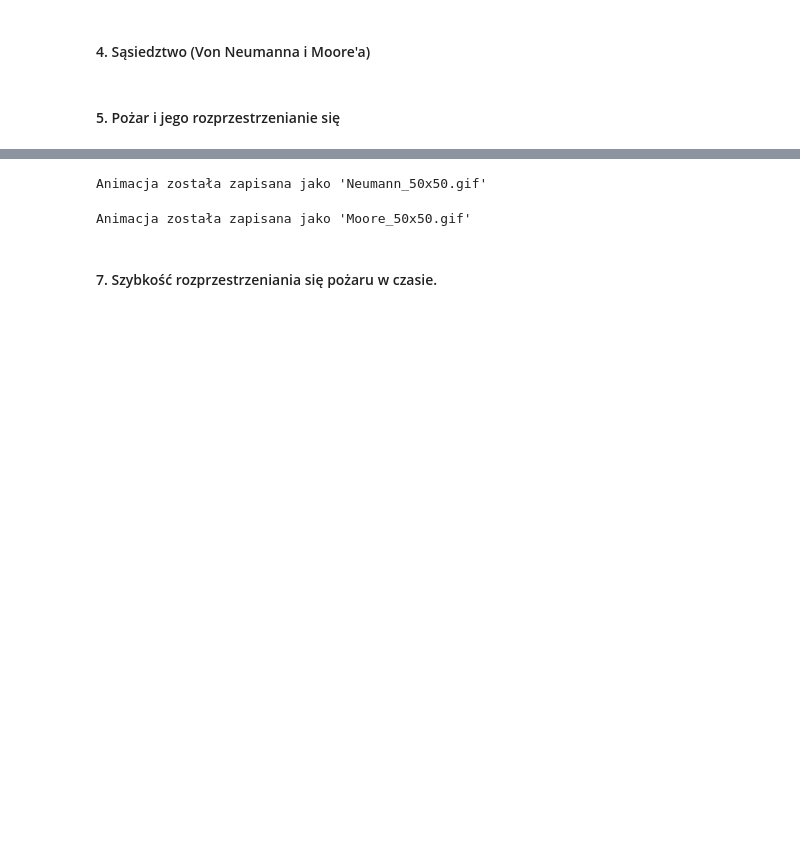
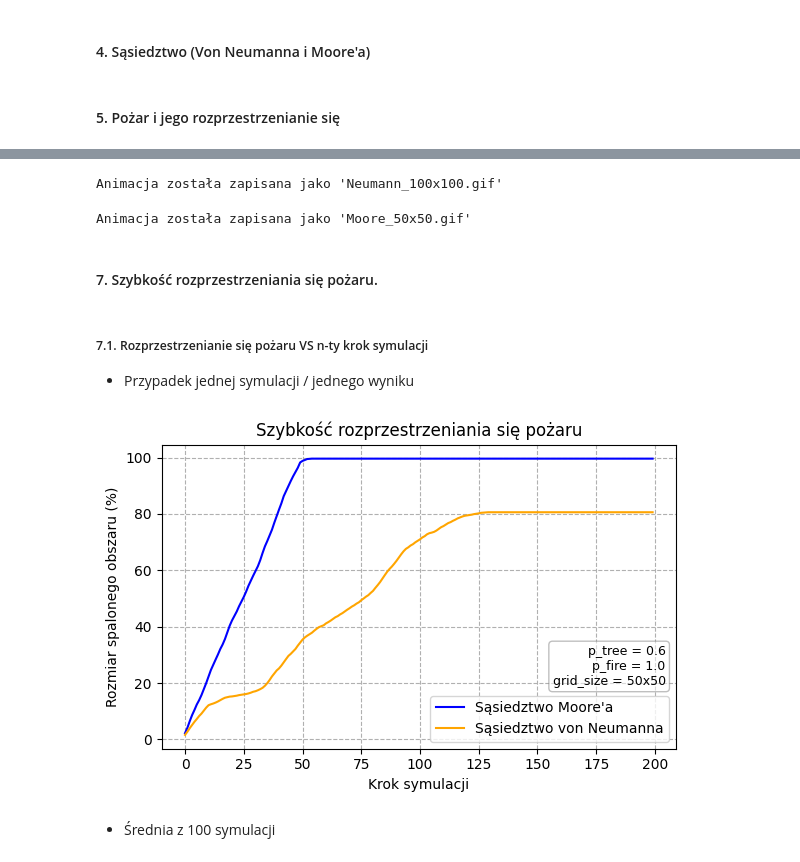
Before and after one commit to JKrempinska/fire-spread-percolation, a Jupyter notebook: fire.ipynb, the cells around one changed output, grey strips where cells are left out. Cells and saved outputs as stored; diff of their text form; code cells hidden in the pictures; blank space fills up the shorter version.

Commit message:
Szybkość rozprzestrzeniania się pożaru

```diff
--- a/fire.ipynb
+++ b/fire.ipynb
@@ -128,12 +128,58 @@ def fire_simulation(size, p_fire, p_tree, neighborhood, gif_name, M_frames=100):
     frames[0].save(f'{gif_name}.gif', save_all=True, append_images=frames[1:], loop=0, duration=200)
     print(f"Animacja została zapisana jako '{gif_name}.gif'")
 # %%
-fire_simulation(size, p_fire = 1, p_tree = 0.6, neighborhood="von_neumann", gif_name = "Neumann_50x50", M_frames=100)
+fire_simulation(size = 100, p_fire = 1, p_tree = 0.6, neighborhood="von_neumann", gif_name = "Neumann_100x100", M_frames=200)
 # %% [output]
-Animacja została zapisana jako 'Neumann_50x50.gif'
+Animacja została zapisana jako 'Neumann_100x100.gif'
 # %%
 fire_simulation(size, p_fire, p_tree, neighborhood="moore", gif_name = "Moore_50x50", M_frames=100)
 # %% [output]
 Animacja została zapisana jako 'Moore_50x50.gif'
 # %% [markdown]
-#### 7. Szybkość rozprzestrzeniania się pożaru w czasie.
+#### 7. Szybkość rozprzestrzeniania się pożaru.
+# %%
+def how_much_burned(size, p_fire, p_tree, neighborhood, M=100):
+    burned = np.zeros(M)
+    forest = forest_grid(size, p_tree)
+    total_trees = np.sum(forest == tree_cond["TREE"])
+    forest = start_fire(forest)
+
+    for step in range(M):
+        burned_trees = np.sum(forest == tree_cond["BURNED"]) + np.sum(forest == tree_cond["BURNING"])
+        burned[step] = (burned_trees / total_trees) * 100 if total_trees > 0 else 0
+        forest = spread_fire(forest, size, p_fire, neighborhood)
+
+    return burned, np.arange(M)
+# %% [markdown]
+##### 7.1. Rozprzestrzenianie się pożaru VS n-ty krok symulacji
+
+- Przypadek jednej symulacji / jednego wyniku
+# %%
+M = 200
+p_fire, p_tree = 1, 0.6
+size = 50
+burned_neumann_v1, steps = how_much_burned(size, p_fire=p_fire, p_tree=p_tree, neighborhood="von_neumann", M=M)
+burned_moore_v1, _ = how_much_burned(size, p_fire=p_fire, p_tree=p_tree, neighborhood="moore", M=M)
+# %%
+plt.figure(figsize=(6, 4))
+plt.plot(steps, burned_moore_v1, label="Sąsiedztwo Moore'a", color="blue")
+plt.plot(steps, burned_neumann_v1, label="Sąsiedztwo von Neumanna", color="orange")
+plt.xlabel('Krok symulacji')
+plt.ylabel('Rozmiar spalonego obszaru (%)')
+plt.title('Szybkość rozprzestrzeniania się pożaru')
+param_text = f"p_tree = {0.6}\np_fire = {1.0}\ngrid_size = {size}x{size}"
+plt.text(0.98, 0.2, param_text,
+         transform=plt.gca().transAxes,
+         fontsize=9,
+         verticalalignment='bottom',
+         horizontalalignment='right',
+         bbox=dict(boxstyle='round', facecolor='white', edgecolor='gray', alpha=0.5))
+plt.legend(loc = "lower right")
+plt.grid(True, linestyle = '--')
+plt.tight_layout()
+#plt.savefig("burned_vs_steps.png", dpi=300)
+plt.show()
+# %% [output]
+[figure, added]
+# %% [markdown]
+- Średnia z 100 symulacji
```
Also changed, not shown: parts of 13 cells of this notebook.
